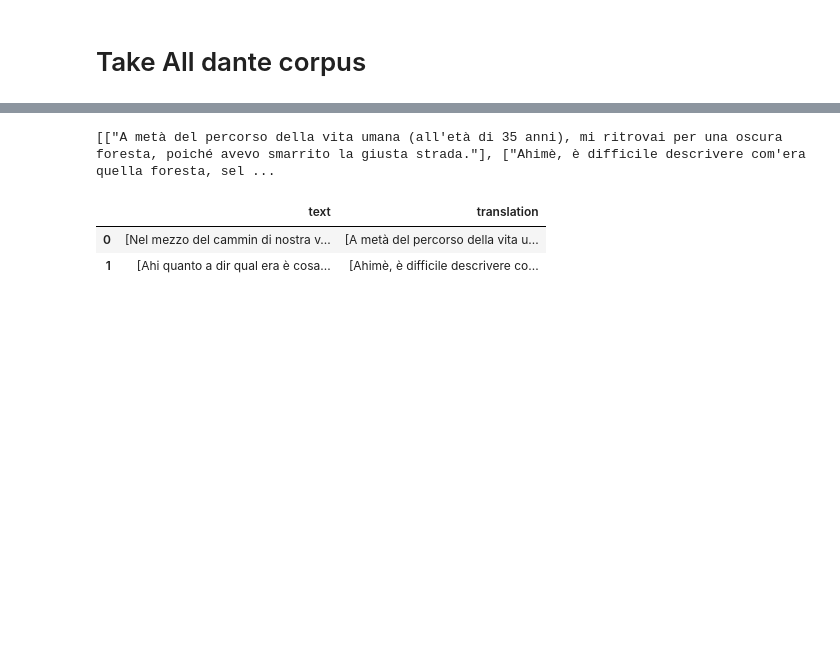
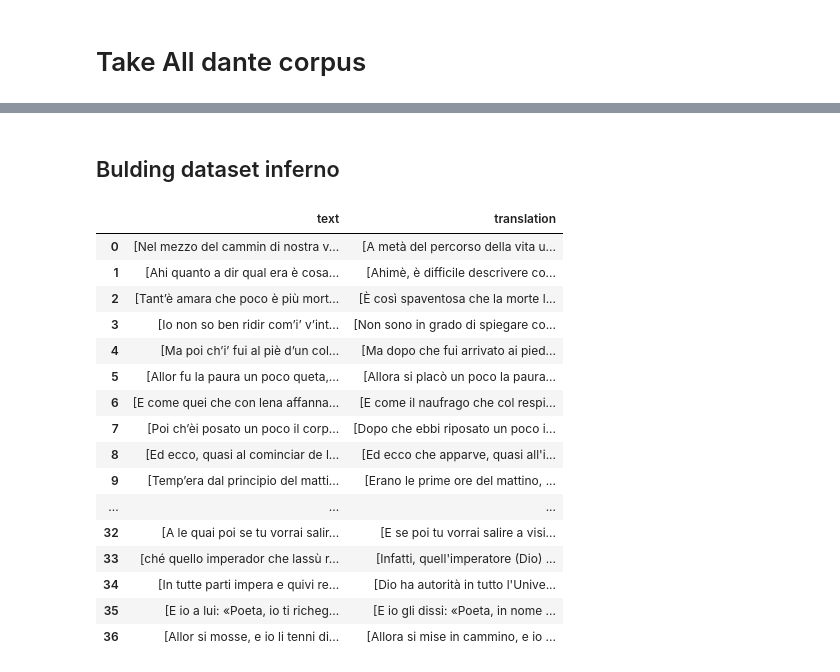
Before and after one commit to LucaColamarino/MNLP_HW2, a Jupyter notebook: EDA_text _and_datasets.ipynb, the cells around one changed output, grey strips where cells are left out. Cells and saved outputs as stored; diff of their text form; code cells hidden in the pictures; blank space fills up the shorter version.

```diff
--- a/EDA_text _and_datasets.ipynb
+++ b/EDA_text _and_datasets.ipynb
@@ -18,7 +18,7 @@ def dividi_blocchi(rows):
             if current_block_text:
                 blocks_texts.append(current_block_text)
                 current_block_text= []
-            i+=1
+    #for last row
     if current_block_text:
          blocks_texts.append(current_block_text)
     return blocks_texts
@@ -72,21 +88,39 @@ ancient_block_texts
+# %% [markdown]
+## Bulding dataset inferno
+# %%
+def list_to_string(list_s):
+    for r in range(0,len(list_s)):
+        s=''
+        l=[]
+        for j in range(0,len(list_s[r])):
+            s+=list_s[r][j]
+        l.append(s)
+        list_s[r]=l
+    return list_s
 # %%
-with open("paraf.txt","r",encoding="utf-8") as f:
+with open("paraf_inferno.txt","r",encoding="utf-8") as f:
     rows=f.readlines()
     modern_block_texts=dividi_blocchi(rows)
 
 #transform list of string in string
-for r in range(0,len(ancient_block_texts)):
-    s=''
-    l=[]
-    for j in range(0,len(ancient_block_texts[r])):
-        s+=ancient_block_texts[r][j]
-    l.append(s)
-    ancient_block_texts[r]=l
-
+ancient_block_texts=list_to_string(ancient_block_texts)
 dataset_dante=pd.DataFrame({"text": ancient_block_texts,"translation":modern_block_texts},columns=["text","translation"])
-dataset_dante.head(2)
+dataset_dante
 # %% [output]
-[["A metà del percorso della vita umana (all'età di 35 anni), mi ritrovai per una oscura foresta, poiché avevo smarrito la giusta strada."], ["Ahimè, è difficile descrivere com'era quella foresta, sel ...
 |  | text | translation |
 | 0 | [Nel mezzo del cammin di nostra v... | [A metà del percorso della vita u... |
 | 1 | [Ahi quanto a dir qual era è cosa... | [Ahimè, è difficile descrivere co... |
+| 2 | [Tant’è amara che poco è più mort... | [È così spaventosa che la morte l... |
+| 3 | [Io non so ben ridir com’i’ v’int... | [Non sono in grado di spiegare co... |
+| 4 | [Ma poi ch’i’ fui al piè d’un col... | [Ma dopo che fui arrivato ai pied... |
+| 5 | [Allor fu la paura un poco queta,... | [Allora si placò un poco la paura... |
+| 6 | [E come quei che con lena affanna... | [E come il naufrago che col respi... |
+| 7 | [Poi ch’èi posato un poco il corp... | [Dopo che ebbi riposato un poco i... |
+| 8 | [Ed ecco, quasi al cominciar de l... | [Ed ecco che apparve, quasi all'i... |
+| 9 | [Temp’era dal principio del matti... | [Erano le prime ore del mattino, ... |
+| ... | ... | ... |
+| 32 | [A le quai poi se tu vorrai salir... | [E se poi tu vorrai salire a visi... |
+| 33 | [ché quello imperador che lassù r... | [Infatti, quell'imperatore (Dio) ... |
+| 34 | [In tutte parti impera e quivi re... | [Dio ha autorità in tutto l'Unive... |
+| 35 | [E io a lui: «Poeta, io ti richeg... | [E io gli dissi: «Poeta, in nome ... |
+| 36 | [Allor si mosse, e io li tenni di... | [Allora si mise in cammino, e io ... |
```
Also changed, not shown: parts of 6 cells of this notebook, 3 other files.
